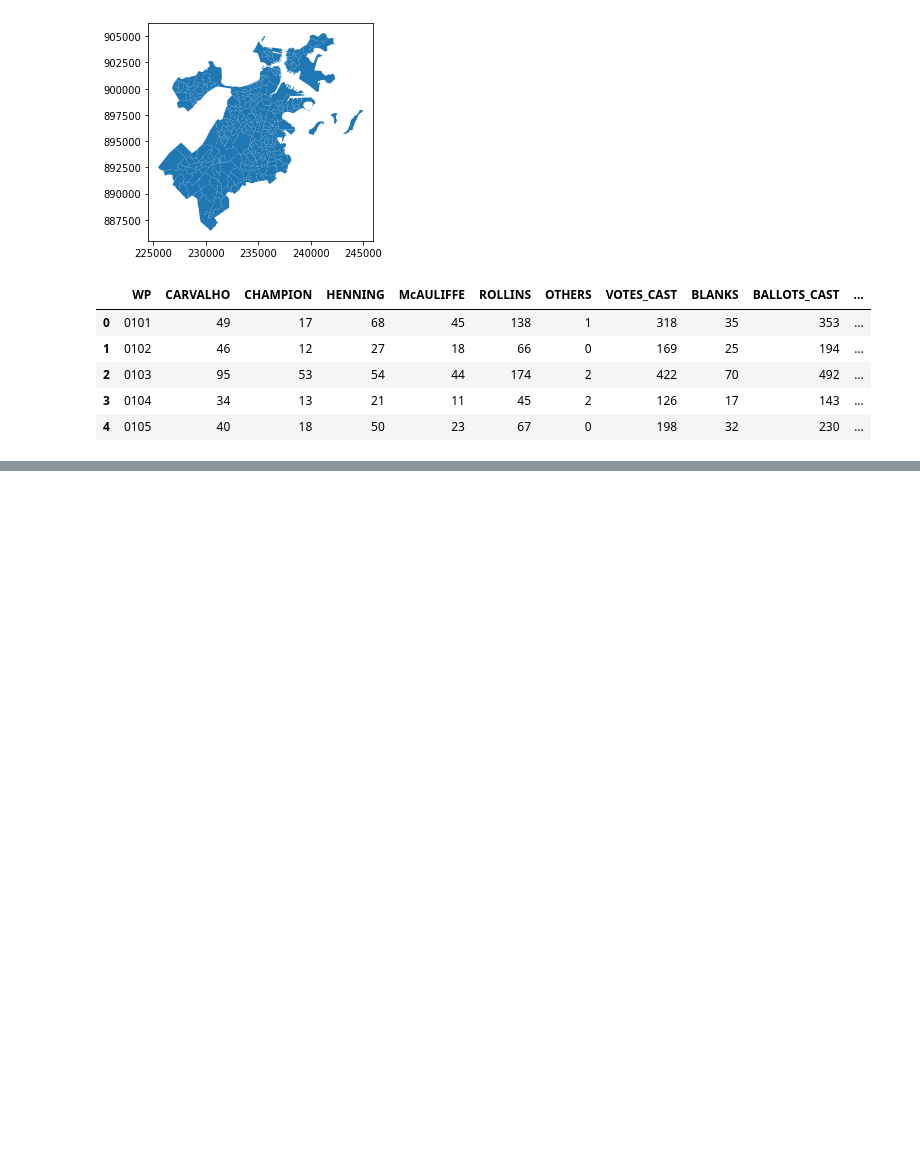
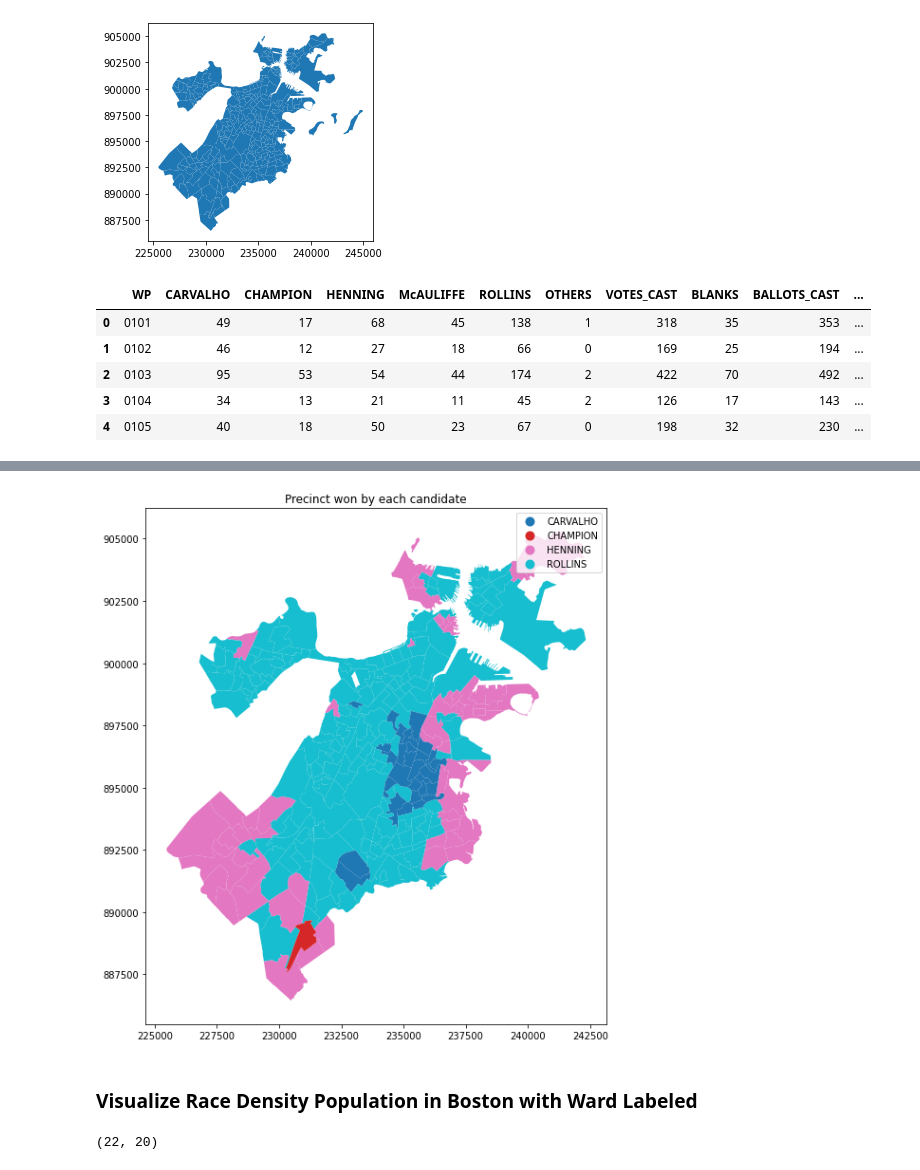
Before and after one commit to kimonazj/BayState_Banner_Project, a Jupyter notebook: DA/DA_deliverable2.ipynb, the cells around one changed output, grey strips where cells are left out. Drawn from its saved outputs; the diff is of its cells as text; code cells hidden in the pictures; blank space fills up the shorter version.

```diff
--- a/DA/DA_deliverable2.ipynb
+++ b/DA/DA_deliverable2.ipynb
@@ -204,6 +211,17 @@ new_clean_df.head()
 | 2 | 0103 | 95 | 53 | 54 | 44 | 174 | 2 | 422 | 70 | 492 | ... |
 | 3 | 0104 | 34 | 13 | 21 | 11 | 45 | 2 | 126 | 17 | 143 | ... |
 | 4 | 0105 | 40 | 18 | 50 | 23 | 67 | 0 | 198 | 32 | 230 | ... |
-# %%
-def replace_WP(row):
-    new_value = row[:]
+# %%
+def replace_WP(row):
+    w = row[:2]
+    p = row[2:]
+    if(w[0] == '0'):
+        w = w[1]
+    if(p[0] == '0'):
+        p = p[1]
+    return w+'-'+p
+# %%
+def combine_df_geodf(df, geodf):
+    new_df = df.copy()
+    new_df['WP'] = df.apply(lambda row: replace_WP(str(row['WP'])), axis=1)
+    return pd.merge(geodf, new_df,  how='left', left_on=['DISTRICT'], right_on = ['WP'])
@@ -209,0 +280,3 @@ def replace_WP(row):
+# %%
+WINNER_geodf = combine_df_geodf(winners_df, BOSTON_geodf)
+WINNER_geodf.head(3)
@@ -209,0 +288,9 @@ def replace_WP(row):
+# %%
+fig, ax_winner = plt.subplots(figsize=(10,10))
+WINNER_geodf.plot(column='WON', ax=ax_winner, legend=True)
+plt.title('Precinct won by each candidate')
+plt.show()
+# %% [output]
+[figure, added]
+# %% [markdown]
+<h3> Visualize Race Density Population in Boston with Ward Labeled </h3>
@@ -209,0 +299,4 @@ def replace_WP(row):
+# %%
+dissolve_WARD.shape
+# %% [output]
+(22, 20)
```
Also changed, not shown: parts of 19 cells of this notebook.
